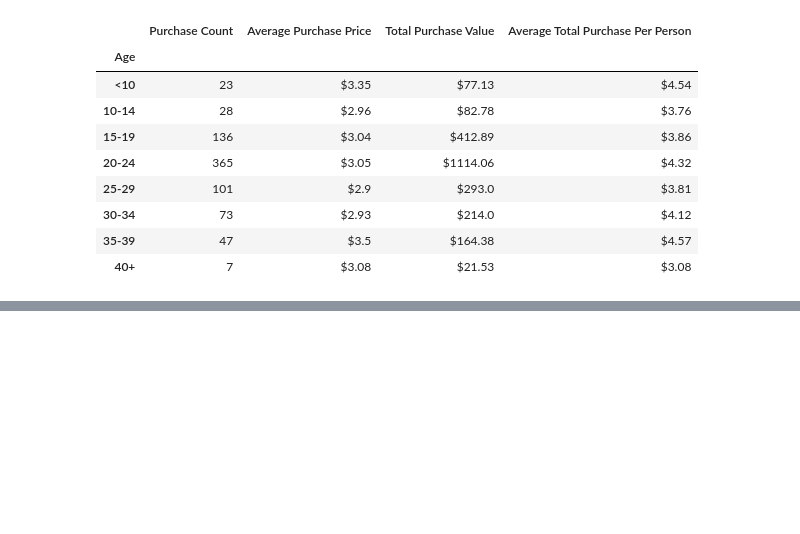
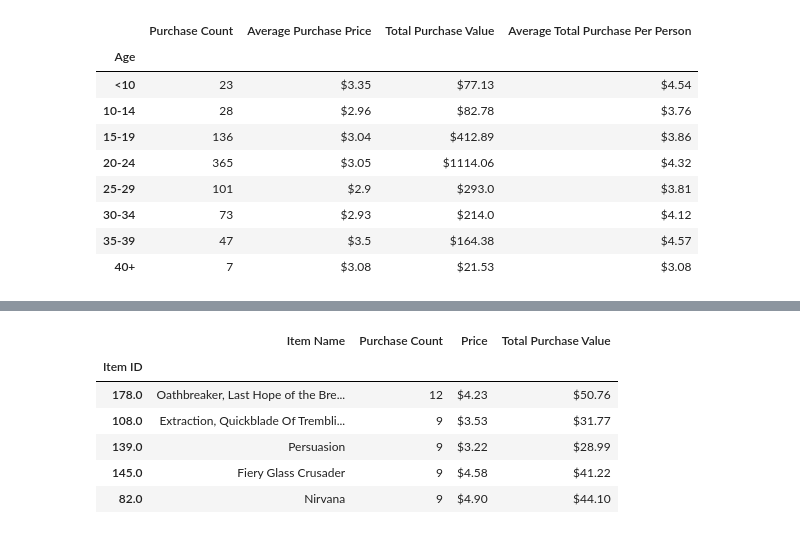
Before and after one commit to CharlesPBiggar/Heroes-of-PyMoli, a Jupyter notebook: Heroes_Of_Pymoli_CPB.ipynb, the cells around one changed output, grey strips where cells are left out. Cells and saved outputs as stored; diff of their text form; code cells hidden in the pictures; blank space fills up the shorter version.

Commit message:
Added working solutions for HOP

```diff
--- a/Heroes_Of_Pymoli_CPB.ipynb
+++ b/Heroes_Of_Pymoli_CPB.ipynb
@@ -231,0 +262,34 @@ game_data.head()
+# %%
+#isolate Total Purchase Value by Name for merge
+items_tprice_df = pd.DataFrame(items_pop.groupby("Item Name")["Price"].sum())
+items_tprice_df.reset_index(inplace=True)
+items_tprice_df.columns = ["Item Name","Total Purchase Value"]
+# %%
+#isolate Price by Item Name for merge
+items_price_df = pd.DataFrame(items_pop.groupby("Item Name")["Price"].mean())
+items_price_df.reset_index(inplace=True)
+# %%
+#isolate Item ID by Item Name for merge
+items_id_df = pd.DataFrame(items_pop.groupby("Item Name")["Item ID"].mean())
+items_id_df.reset_index(inplace=True)
+# %%
+#Merged the above DF's
+merged_items_df = pd.merge(items_df, items_price_df, on="Item Name")
+merged_items2_df = pd.merge(merged_items_df, items_tprice_df, on="Item Name")
+merged_items3_df = pd.merge(merged_items2_df, items_id_df, on="Item Name")
+#set Index to item ID
+merged_items4_df = merged_items3_df.set_index("Item ID")
+# %%
+#Solution for Most Popular Items
+merged_items_pop_df = merged_items4_df.sort_values("Purchase Count",ascending=False).head(5)
+merged_items_pop_df["Total Purchase Value"] = merged_items_pop_df["Total Purchase Value"].map("${0:,.2f}".format)
+merged_items_pop_df["Price"] = merged_items_pop_df["Price"].map("${0:,.2f}".format)
+merged_items_pop_df
+# %% [output]
+|  | Item Name | Purchase Count | Price | Total Purchase Value |
+| Item ID |  |  |  |  |
+| 178.0 | Oathbreaker, Last Hope of the Bre... | 12 | $4.23 | $50.76 |
+| 108.0 | Extraction, Quickblade Of Trembli... | 9 | $3.53 | $31.77 |
+| 139.0 | Persuasion | 9 | $3.22 | $28.99 |
+| 145.0 | Fiery Glass Crusader | 9 | $4.58 | $41.22 |
+| 82.0 | Nirvana | 9 | $4.90 | $44.10 |
```
Also changed, not shown: parts of 10 cells of this notebook, 1 other file.
